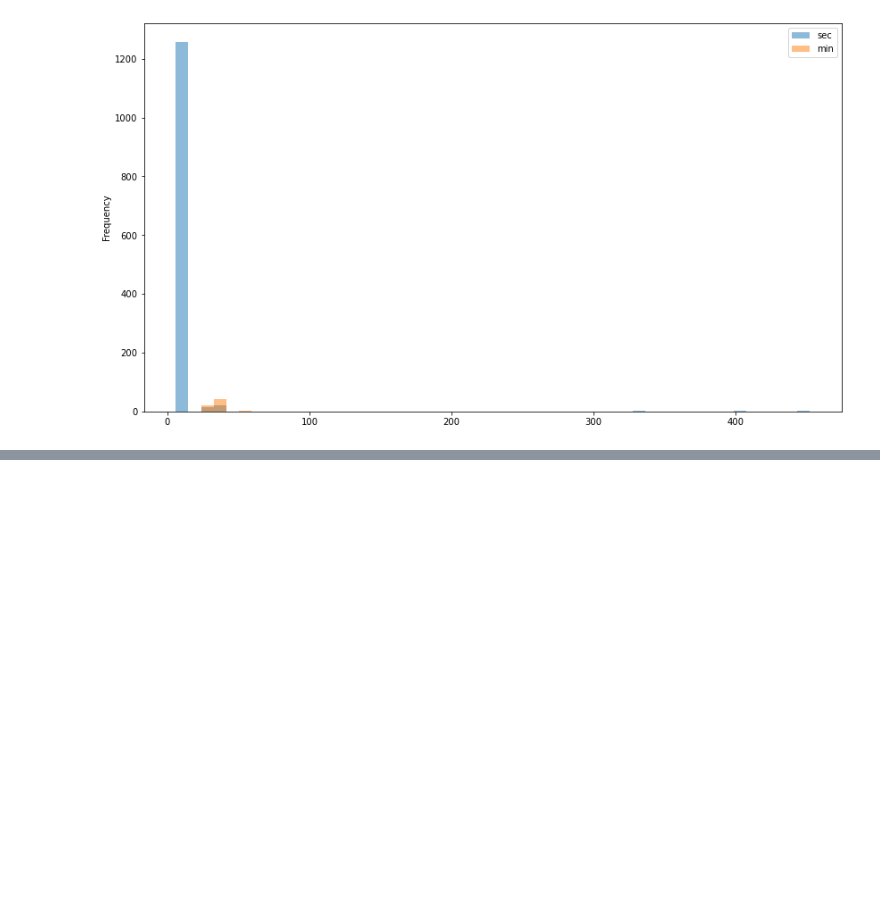
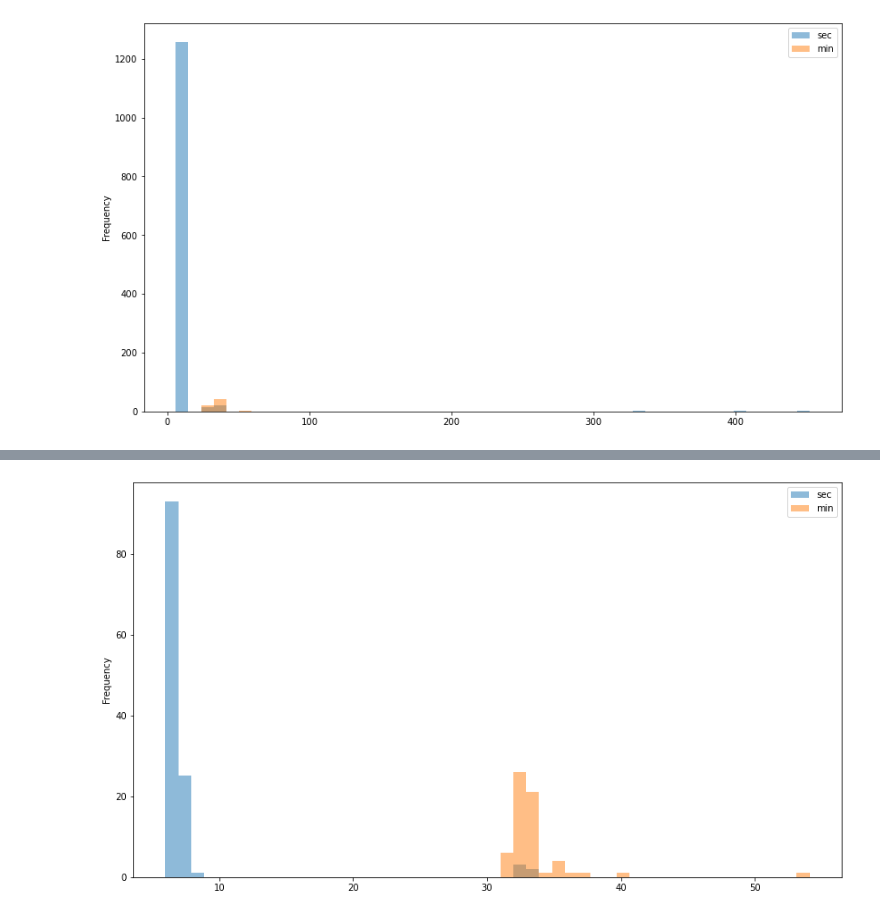
Before and after one commit to ericmelz/pinger-parser, a Jupyter notebook: jupyter/Pinger Parser Playground.ipynb, the cells around one changed output, grey strips where cells are left out. Cells and saved outputs as stored; diff of their text form; code cells hidden in the pictures; blank space fills up the shorter version.

Commit message:
normalize data so that we get good visualization of min vs sec distributions

```diff
--- a/jupyter/Pinger Parser Playground.ipynb
+++ b/jupyter/Pinger Parser Playground.ipynb
@@ -130,0 +148,2 @@ ax = df3.plot.hist(bins=50, alpha=0.5, figsize=(14,8))
+# %%
+df4 = df.head(124)
@@ -130,0 +158,2 @@ ax = df3.plot.hist(bins=50, alpha=0.5, figsize=(14,8))
+# %%
+df5 = pd.DataFrame(columns=['sec', 'min'])
@@ -130,0 +169,4 @@ ax = df3.plot.hist(bins=50, alpha=0.5, figsize=(14,8))
+# %%
+df5['sec'] = df4['latency_ms']
+# %%
+df5['min'] = df2_latencies
@@ -130,0 +182,4 @@ ax = df3.plot.hist(bins=50, alpha=0.5, figsize=(14,8))
+# %%
+ax = df5.plot.hist(bins=50, alpha=0.5, figsize=(14,8))
+# %% [output]
+[figure, added]
```
Also changed, not shown: parts of 7 cells of this notebook.
